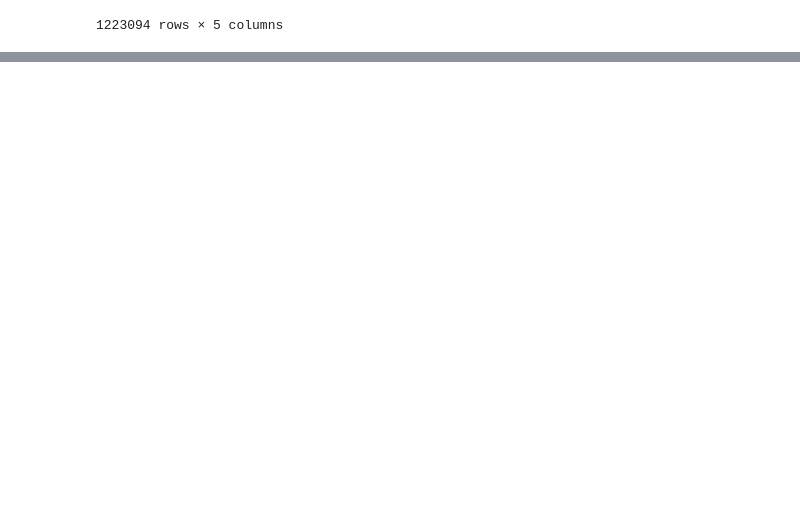
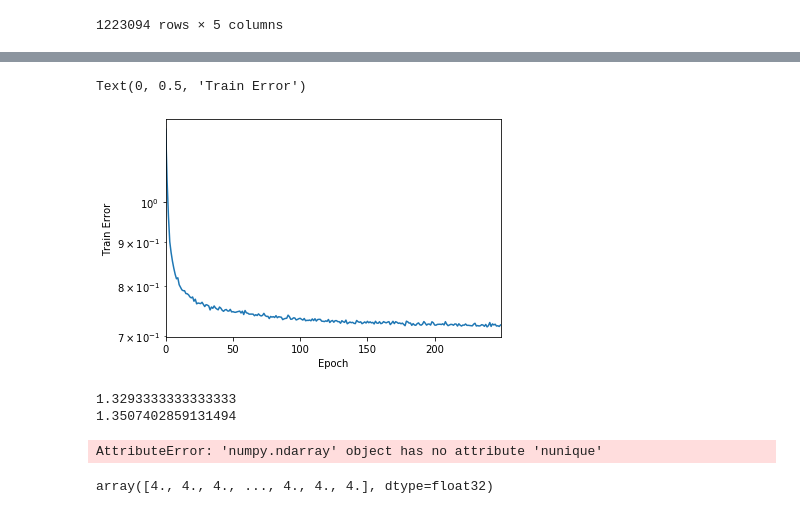
Before and after one commit to wonchankim97/Yelp-Recommender, a Jupyter notebook: EDA_KISOO.ipynb, the cells around one changed output, grey strips where cells are left out. Saved outputs shown, nothing was run; the diff lists cells and outputs as text; code cells hidden in the pictures; blank space fills up the shorter version.

```diff
--- a/EDA_KISOO.ipynb
+++ b/EDA_KISOO.ipynb
@@ -405,0 +644,30 @@ tip
+# %%
+n_latent_factors_user = 5
+n_latent_factors_business = 8
+
+business_input = keras.layers.Input(shape=[1],name='Business')
+business_embedding = keras.layers.Embedding(n_business + 1, n_latent_factors_business, name='Business-Embedding')(business_input)
+business_vec = keras.layers.Flatten(name='FlattenBusiness')(business_embedding)
+business_vec = keras.layers.Dropout(0.2)(business_vec)
+
+
+user_input = keras.layers.Input(shape=[1],name='User')
+user_vec = keras.layers.Flatten(name='FlattenUsers')(keras.layers.Embedding(n_users + 1, n_latent_factors_user,name='User-Embedding')(user_input))
+user_vec = keras.layers.Dropout(0.2)(user_vec)
+
+
+concat = keras.layers.concatenate([business_vec, user_vec], name='Concat', axis=1)
+concat_dropout = keras.layers.Dropout(0.2)(concat)
+dense = keras.layers.Dense(200,name='FullyConnected')(concat)
+dropout_1 = keras.layers.Dropout(0.2,name='Dropout')(dense)
+dense_2 = keras.layers.Dense(100,name='FullyConnected-1')(concat)
+dropout_2 = keras.layers.Dropout(0.2,name='Dropout')(dense_2)
+dense_3 = keras.layers.Dense(50,name='FullyConnected-2')(dense_2)
+dropout_3 = keras.layers.Dropout(0.2,name='Dropout')(dense_3)
+dense_4 = keras.layers.Dense(20,name='FullyConnected-3', activation='relu')(dense_3)
+
+
+result = keras.layers.Dense(1, activation='relu',name='Activation')(dense_4)
+adam = Adam(lr=0.005)
+model = keras.Model([user_input, business_input], result)
+model.compile(optimizer=adam,loss= 'mean_absolute_error')
@@ -405,0 +698,25 @@ tip
+# %%
+history = model.fit([train.user_id, train.business_id], train.stars, epochs=250, verbose=0)
+# %%
+pd.Series(history.history['loss']).plot(logy=True)
+plt.xlabel("Epoch")
+plt.ylabel("Train Error")
+# %% [output]
+Text(0, 0.5, 'Train Error')
+[figure, added]
+# %%
+y_hat_2 = np.round(model.predict([test.user_id, test.business_id]),0)
+print(mean_absolute_error(y_true, y_hat_2))
+
+print(mean_absolute_error(y_true, model.predict([test.user_id, test.business_id])))
+# %% [output]
+1.3293333333333333
+1.3507402859131494
+# %%
+y_hat_2[:,0].nunique()
+# %% [output]
+AttributeError: 'numpy.ndarray' object has no attribute 'nunique'
+# %%
+y_hat_2[:,0]
+# %% [output]
+array([4., 4., 4., ..., 4., 4., 4.], dtype=float32)
```
Also changed, not shown: parts of 39 cells of this notebook.
